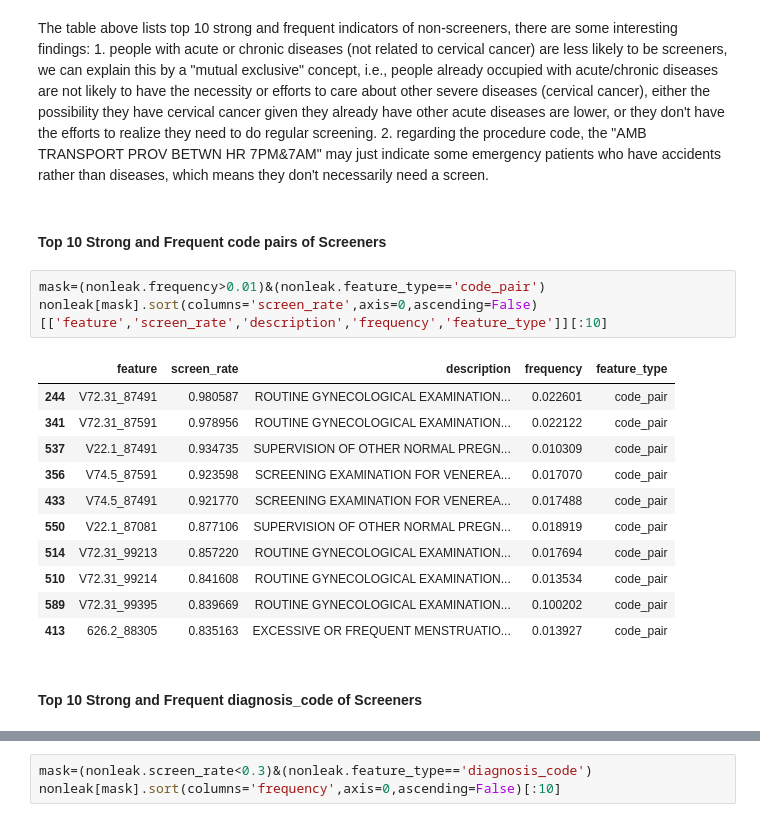
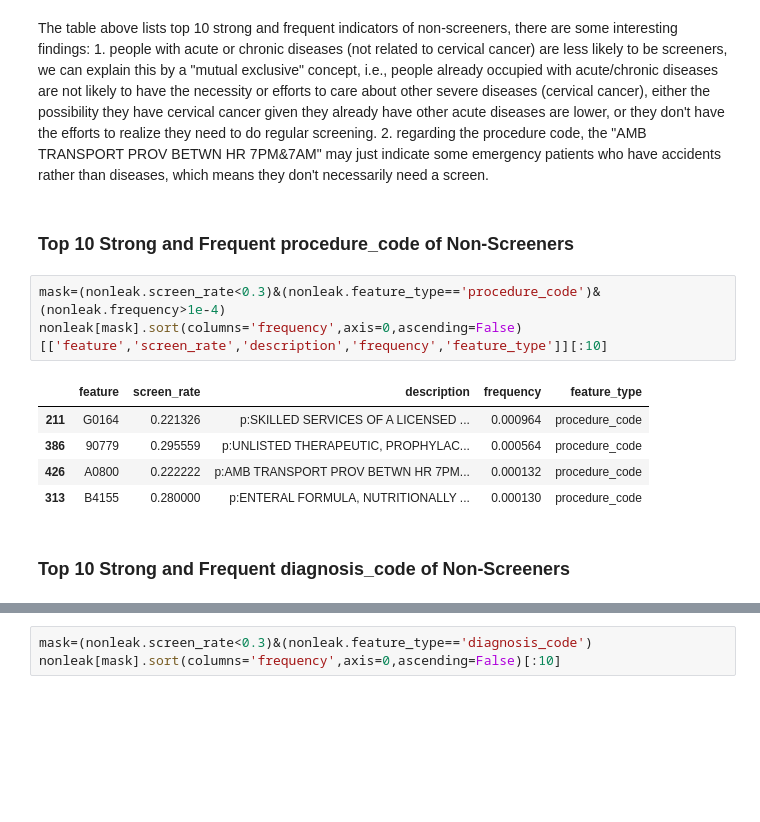
Before and after one commit to xuerchen/genentech-insight, a Jupyter notebook: insight/insight.ipynb, the cells around one changed output, grey strips where cells are left out. Drawn from its saved outputs; the diff is of its cells as text; blank space fills up the shorter version.

```diff
--- a/insight/insight.ipynb
+++ b/insight/insight.ipynb
@@ -457,21 +459,15 @@ The table above lists top 10 strong and frequent indicators of non-screeners, th
     1. people with acute or chronic diseases (not related to cervical cancer) are less likely to be screeners, we can explain this by a "mutual exclusive" concept, i.e., people already occupied with acute/chronic diseases are not likely to have the necessity or efforts to care about other severe diseases (cervical cancer), either the possibility they have cervical cancer given they already have other acute diseases are lower, or they don't have the efforts to realize they need to do regular screening.
     2. regarding the procedure code, the "AMB TRANSPORT PROV BETWN HR 7PM&7AM" may just indicate some emergency patients who have accidents rather than diseases, which means they don't necessarily need a screen.
 # %% [markdown]
-#### Top 10 Strong and Frequent code pairs of Screeners
+### Top 10 Strong and Frequent procedure_code of Non-Screeners
 # %%
-mask=(nonleak.frequency>0.01)&(nonleak.feature_type=='code_pair')
-nonleak[mask].sort(columns='screen_rate',axis=0,ascending=False)[['feature','screen_rate','description','frequency','feature_type']][:10]
+mask=(nonleak.screen_rate<0.3)&(nonleak.feature_type=='procedure_code')&(nonleak.frequency>1e-4)
+nonleak[mask].sort(columns='frequency',axis=0,ascending=False)[['feature','screen_rate','description','frequency','feature_type']][:10]
 # %% [output]
 |  | feature | screen_rate | description | frequency | feature_type |
-| 244 | V72.31_87491 | 0.980587 | ROUTINE GYNECOLOGICAL EXAMINATION... | 0.022601 | code_pair |
-| 341 | V72.31_87591 | 0.978956 | ROUTINE GYNECOLOGICAL EXAMINATION... | 0.022122 | code_pair |
-| 537 | V22.1_87491 | 0.934735 | SUPERVISION OF OTHER NORMAL PREGN... | 0.010309 | code_pair |
-| 356 | V74.5_87591 | 0.923598 | SCREENING EXAMINATION FOR VENEREA... | 0.017070 | code_pair |
-| 433 | V74.5_87491 | 0.921770 | SCREENING EXAMINATION FOR VENEREA... | 0.017488 | code_pair |
-| 550 | V22.1_87081 | 0.877106 | SUPERVISION OF OTHER NORMAL PREGN... | 0.018919 | code_pair |
-| 514 | V72.31_99213 | 0.857220 | ROUTINE GYNECOLOGICAL EXAMINATION... | 0.017694 | code_pair |
-| 510 | V72.31_99214 | 0.841608 | ROUTINE GYNECOLOGICAL EXAMINATION... | 0.013534 | code_pair |
-| 589 | V72.31_99395 | 0.839669 | ROUTINE GYNECOLOGICAL EXAMINATION... | 0.100202 | code_pair |
-| 413 | 626.2_88305 | 0.835163 | EXCESSIVE OR FREQUENT MENSTRUATIO... | 0.013927 | code_pair |
+| 211 | G0164 | 0.221326 | p:SKILLED SERVICES OF A LICENSED ... | 0.000964 | procedure_code |
+| 386 | 90779 | 0.295559 | p:UNLISTED THERAPEUTIC, PROPHYLAC... | 0.000564 | procedure_code |
+| 426 | A0800 | 0.222222 | p:AMB TRANSPORT PROV BETWN HR 7PM... | 0.000132 | procedure_code |
+| 313 | B4155 | 0.280000 | p:ENTERAL FORMULA, NUTRITIONALLY ... | 0.000130 | procedure_code |
 # %% [markdown]
-#### Top 10 Strong and Frequent diagnosis_code of Screeners
+### Top 10 Strong and Frequent diagnosis_code of Non-Screeners
```
Also changed, not shown: parts of 43 cells of this notebook.
